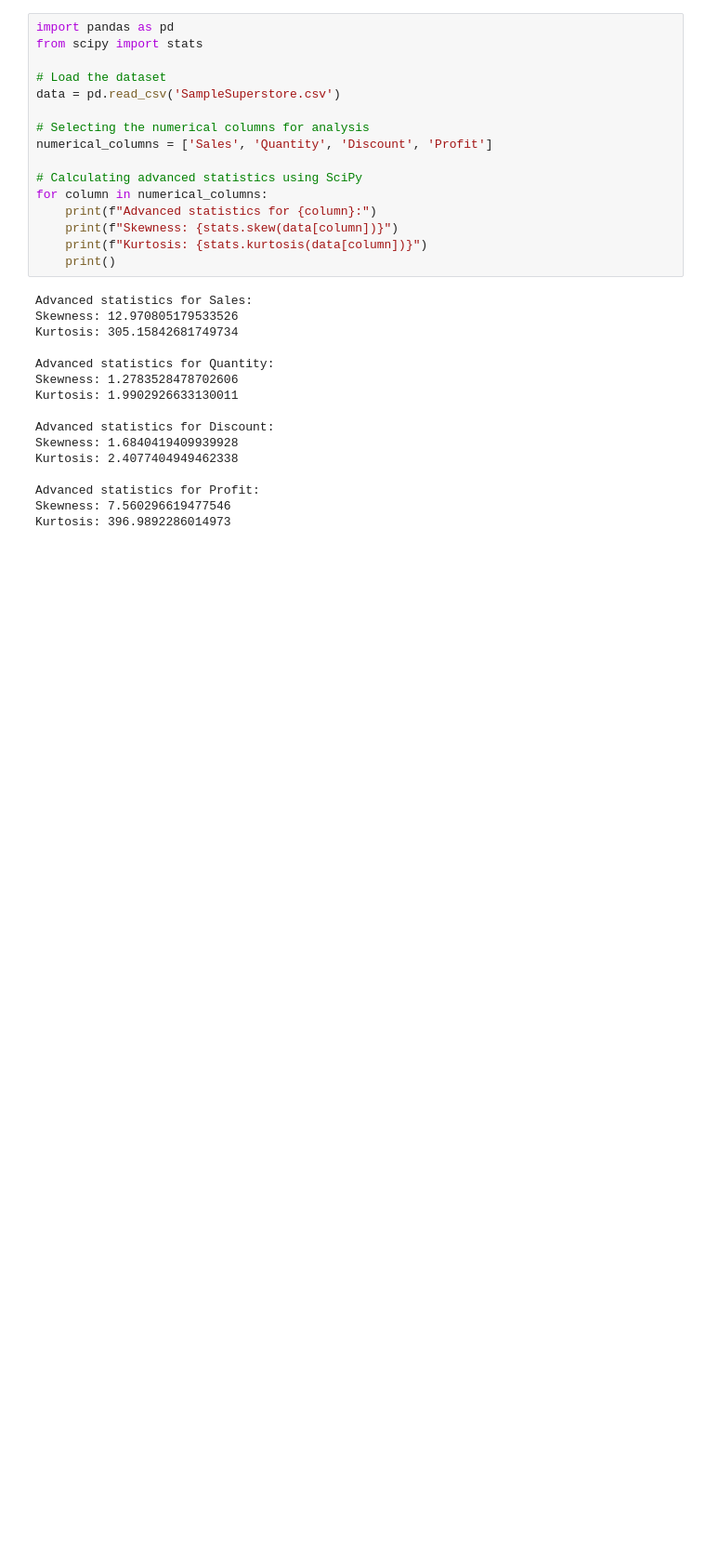
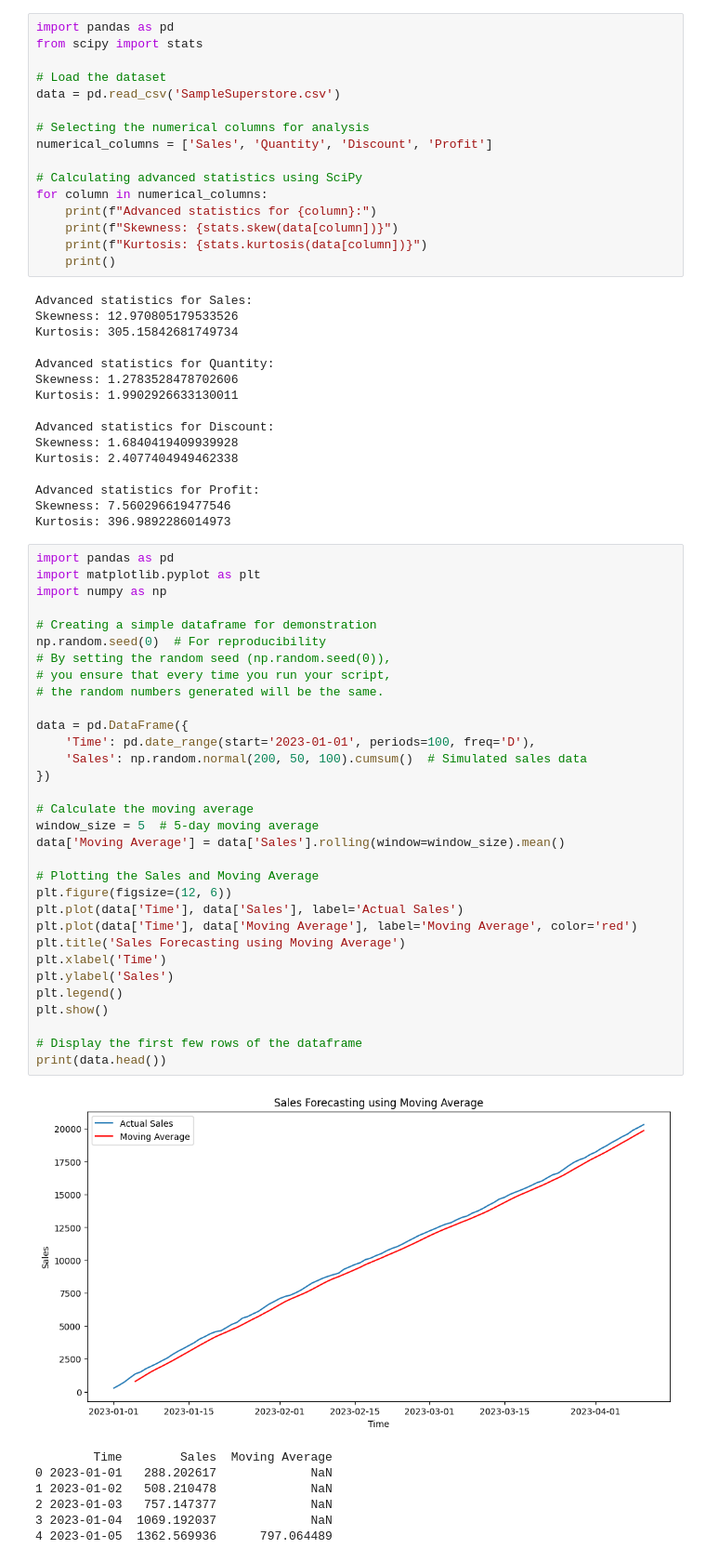
Before and after one commit to johnreygoh/eygds, a Jupyter notebook: Numpy and Scipy Demo.ipynb, the cells around one changed output. Shown at 93% size. Drawn from its saved outputs; the diff is of its cells as text; blank space fills up the shorter version.

```diff
--- a/Numpy and Scipy Demo.ipynb
+++ b/Numpy and Scipy Demo.ipynb
@@ -69,3 +69,43 @@ Kurtosis: 2.4077404949462338
 Advanced statistics for Profit:
 Skewness: 7.560296619477546
 Kurtosis: 396.9892286014973
+# %%
+import pandas as pd
+import matplotlib.pyplot as plt
+import numpy as np
+
+# Creating a simple dataframe for demonstration
+np.random.seed(0)  # For reproducibility
+# By setting the random seed (np.random.seed(0)),
+# you ensure that every time you run your script,
+# the random numbers generated will be the same.
+
+data = pd.DataFrame({
+    'Time': pd.date_range(start='2023-01-01', periods=100, freq='D'),
+    'Sales': np.random.normal(200, 50, 100).cumsum()  # Simulated sales data
+})
+
+# Calculate the moving average
+window_size = 5  # 5-day moving average
+data['Moving Average'] = data['Sales'].rolling(window=window_size).mean()
+
+# Plotting the Sales and Moving Average
+plt.figure(figsize=(12, 6))
+plt.plot(data['Time'], data['Sales'], label='Actual Sales')
+plt.plot(data['Time'], data['Moving Average'], label='Moving Average', color='red')
+plt.title('Sales Forecasting using Moving Average')
+plt.xlabel('Time')
+plt.ylabel('Sales')
+plt.legend()
+plt.show()
+
+# Display the first few rows of the dataframe
+print(data.head())
+# %% [output]
+[figure, added]
+        Time        Sales  Moving Average
+0 2023-01-01   288.202617             NaN
+1 2023-01-02   508.210478             NaN
+2 2023-01-03   757.147377             NaN
+3 2023-01-04  1069.192037             NaN
+4 2023-01-05  1362.569936      797.064489
```
